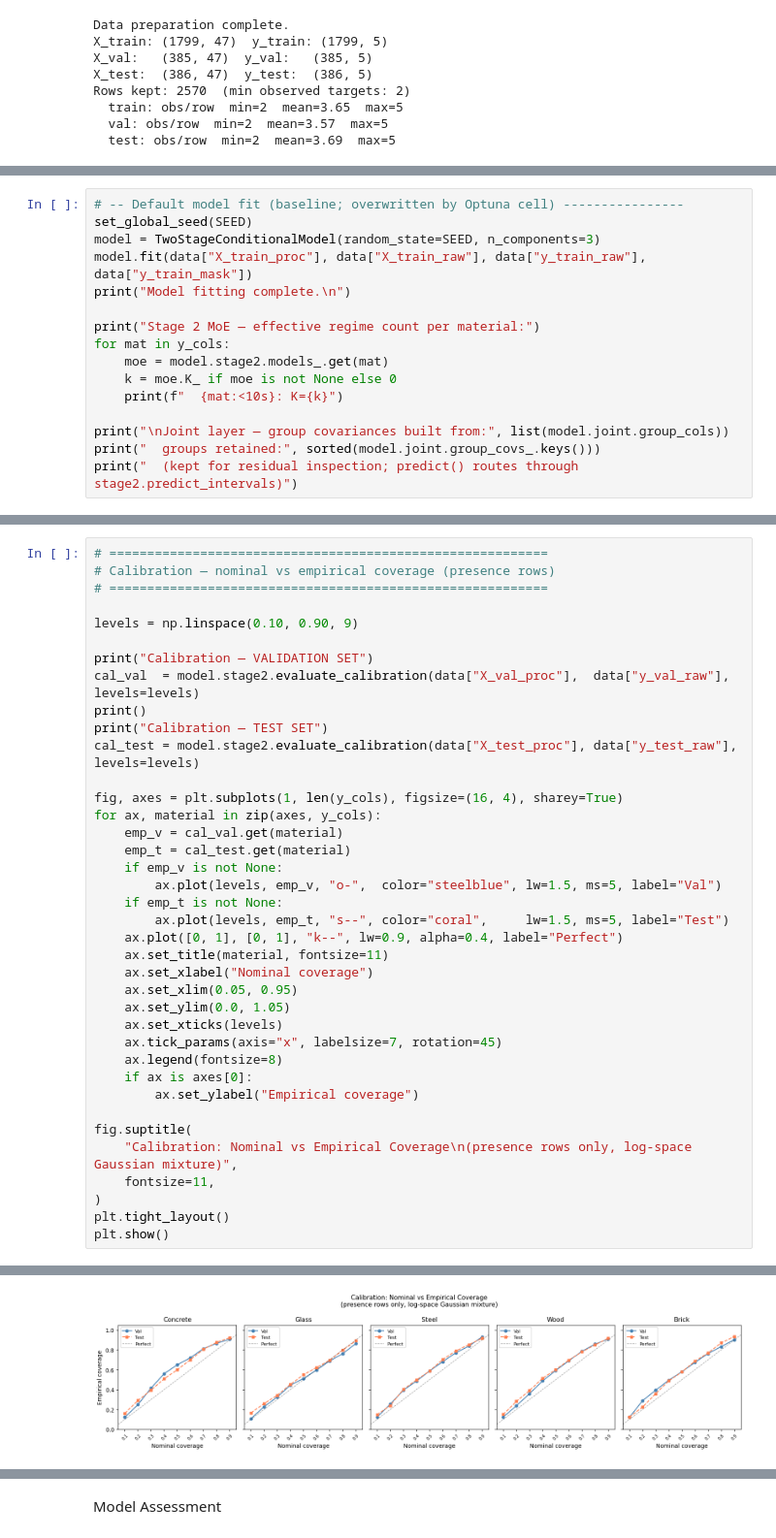
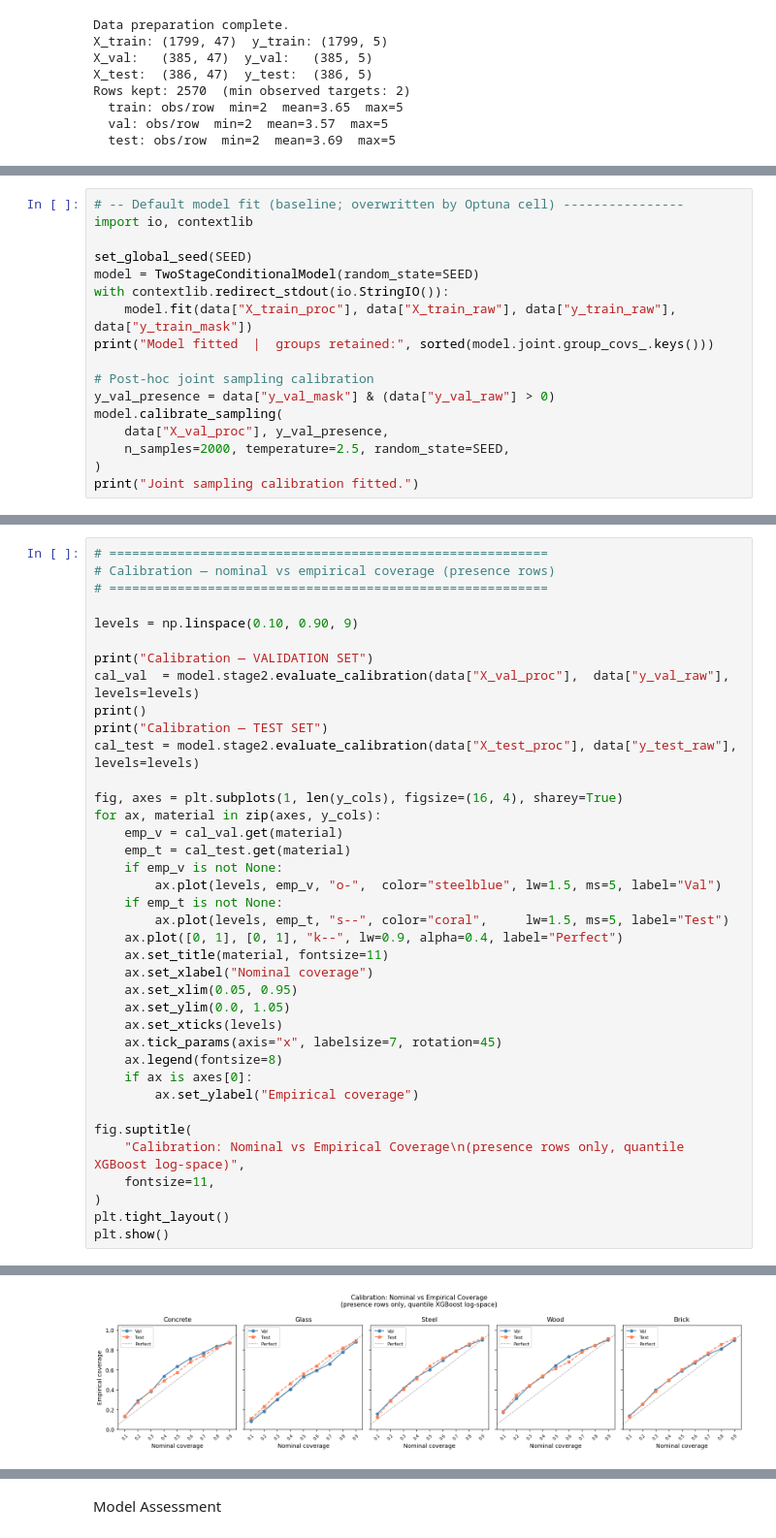
Before and after one commit to City-Syntax/material-intensity, a Jupyter notebook: prediction_model.ipynb, the cells around one changed output, grey strips where cells are left out. Shown at 97% size. Cells and saved outputs as stored; diff of their text form.

Commit message:
Update docs and sync current quantile pipeline artifacts

```diff
--- a/prediction_model.ipynb
+++ b/prediction_model.ipynb
@@ -1296,17 +1268,18 @@ class TwoStageConditionalModel:
 # %%
 # -- Default model fit (baseline; overwritten by Optuna cell) ----------------
+import io, contextlib
+
 set_global_seed(SEED)
-model = TwoStageConditionalModel(random_state=SEED, n_components=3)
-model.fit(data["X_train_proc"], data["X_train_raw"], data["y_train_raw"], data["y_train_mask"])
-print("Model fitting complete.\n")
+model = TwoStageConditionalModel(random_state=SEED)
+with contextlib.redirect_stdout(io.StringIO()):
+    model.fit(data["X_train_proc"], data["X_train_raw"], data["y_train_raw"], data["y_train_mask"])
+print("Model fitted  |  groups retained:", sorted(model.joint.group_covs_.keys()))
 
-print("Stage 2 MoE — effective regime count per material:")
-for mat in y_cols:
-    moe = model.stage2.models_.get(mat)
-    k = moe.K_ if moe is not None else 0
-    print(f"  {mat:<10s}: K={k}")
-
-print("\nJoint layer — group covariances built from:", list(model.joint.group_cols))
-print("  groups retained:", sorted(model.joint.group_covs_.keys()))
-print("  (kept for residual inspection; predict() routes through stage2.predict_intervals)")
+# Post-hoc joint sampling calibration
+y_val_presence = data["y_val_mask"] & (data["y_val_raw"] > 0)
+model.calibrate_sampling(
+    data["X_val_proc"], y_val_presence,
+    n_samples=2000, temperature=2.5, random_state=SEED,
+)
+print("Joint sampling calibration fitted.")
 # %% [output]
@@ -1545,7 +1654,7 @@ for ax, material in zip(axes, y_cols):
         ax.set_ylabel("Empirical coverage")
 
 fig.suptitle(
-    "Calibration: Nominal vs Empirical Coverage\n(presence rows only, log-space Gaussian mixture)",
+    "Calibration: Nominal vs Empirical Coverage\n(presence rows only, quantile XGBoost log-space)",
     fontsize=11,
 )
 plt.tight_layout()
@@ -1571,4 +1680,4 @@ Calibration — TEST SET
-[figure, old version]
+[figure, new version]
 # %%
 # ==========================================================
 # Sampling realism diagnostics
```
Also changed, not shown: parts of 28 cells of this notebook, 8 other files.
